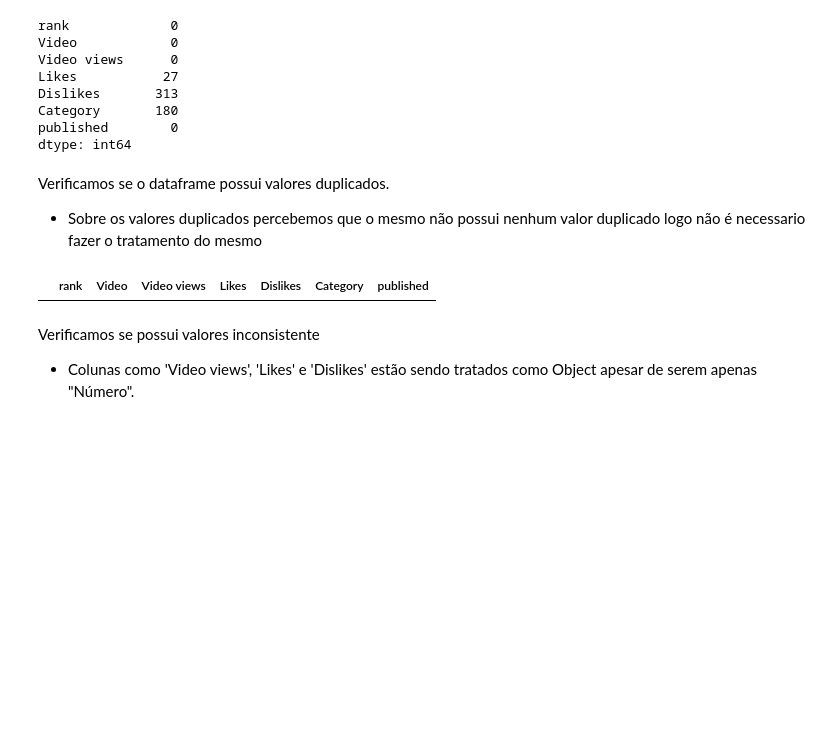
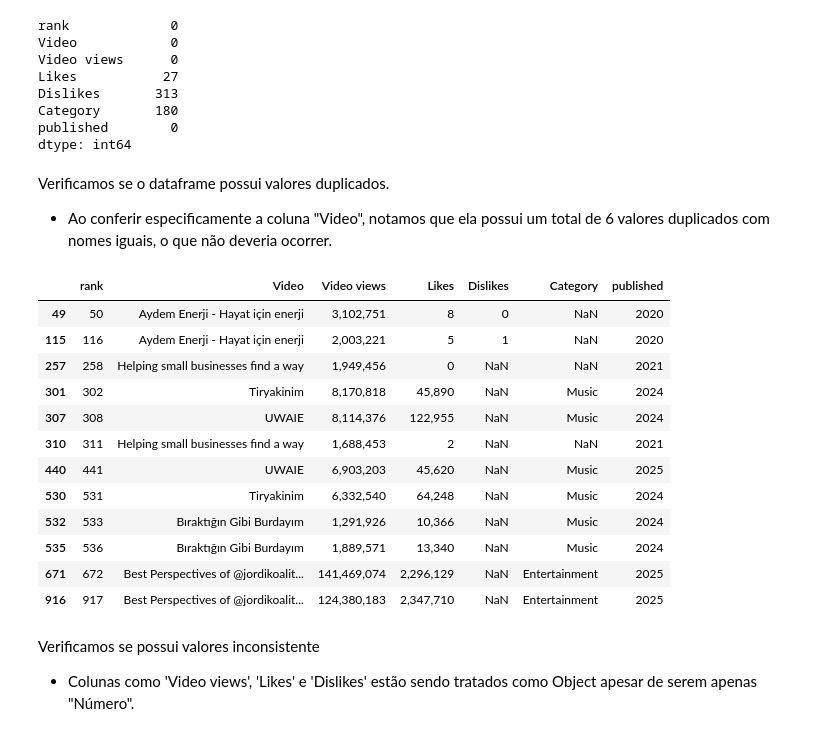
Before and after one commit to RyandroTavares/Codigo-DataFrame, a Jupyter notebook: Configuracao.ipynb, the cells around one changed output. Drawn from its saved outputs; the diff is of its cells as text; code cells hidden in the pictures; blank space fills up the shorter version.

```diff
--- a/Configuracao.ipynb
+++ b/Configuracao.ipynb
@@ -148,11 +148,23 @@ published        0
 dtype: int64
 # %% [markdown]
 Verificamos se o dataframe possui valores duplicados.
-* Sobre os valores duplicados percebemos que o mesmo não possui nenhum valor duplicado logo não é necessario fazer o tratamento do mesmo
+* Ao conferir especificamente a coluna "Video", notamos que ela possui um total de 6 valores duplicados com nomes iguais, o que não deveria ocorrer.
 # %%
-df[df.duplicated()]
+df[df.duplicated(subset=['Video'], keep=False)]
 # %% [output]
 |  | rank | Video | Video views | Likes | Dislikes | Category | published |
+| 49 | 50 | Aydem Enerji - Hayat için enerji | 3,102,751 | 8 | 0 | NaN | 2020 |
+| 115 | 116 | Aydem Enerji - Hayat için enerji | 2,003,221 | 5 | 1 | NaN | 2020 |
+| 257 | 258 | Helping small businesses find a way | 1,949,456 | 0 | NaN | NaN | 2021 |
+| 301 | 302 | Tiryakinim | 8,170,818 | 45,890 | NaN | Music | 2024 |
+| 307 | 308 | UWAIE | 8,114,376 | 122,955 | NaN | Music | 2024 |
+| 310 | 311 | Helping small businesses find a way | 1,688,453 | 2 | NaN | NaN | 2021 |
+| 440 | 441 | UWAIE | 6,903,203 | 45,620 | NaN | Music | 2025 |
+| 530 | 531 | Tiryakinim | 6,332,540 | 64,248 | NaN | Music | 2024 |
+| 532 | 533 | Bıraktığın Gibi Burdayım | 1,291,926 | 10,366 | NaN | Music | 2024 |
+| 535 | 536 | Bıraktığın Gibi Burdayım | 1,889,571 | 13,340 | NaN | Music | 2024 |
+| 671 | 672 | Best Perspectives of @jordikoalit... | 141,469,074 | 2,296,129 | NaN | Entertainment | 2025 |
+| 916 | 917 | Best Perspectives of @jordikoalit... | 124,380,183 | 2,347,710 | NaN | Entertainment | 2025 |
 # %% [markdown]
 Verificamos se possui valores inconsistente
 * Colunas como 'Video views', 'Likes' e 'Dislikes' estão sendo tratados como Object apesar de serem apenas "Número".
```
Also changed, not shown: parts of 5 cells of this notebook.
